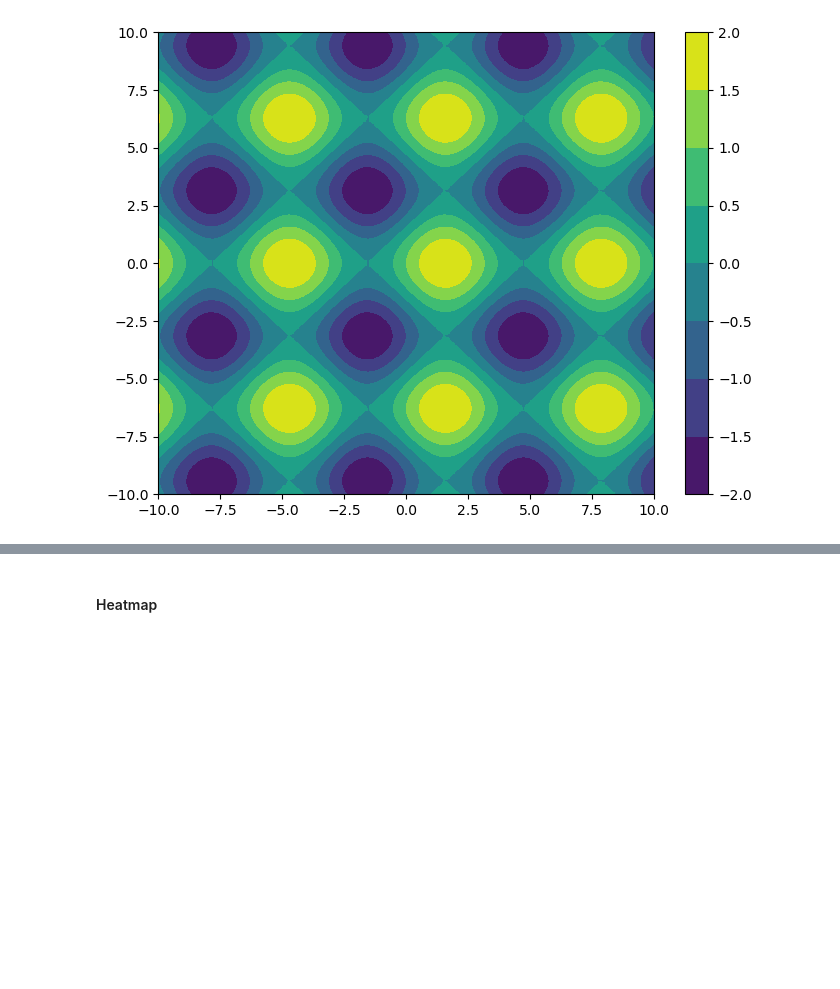
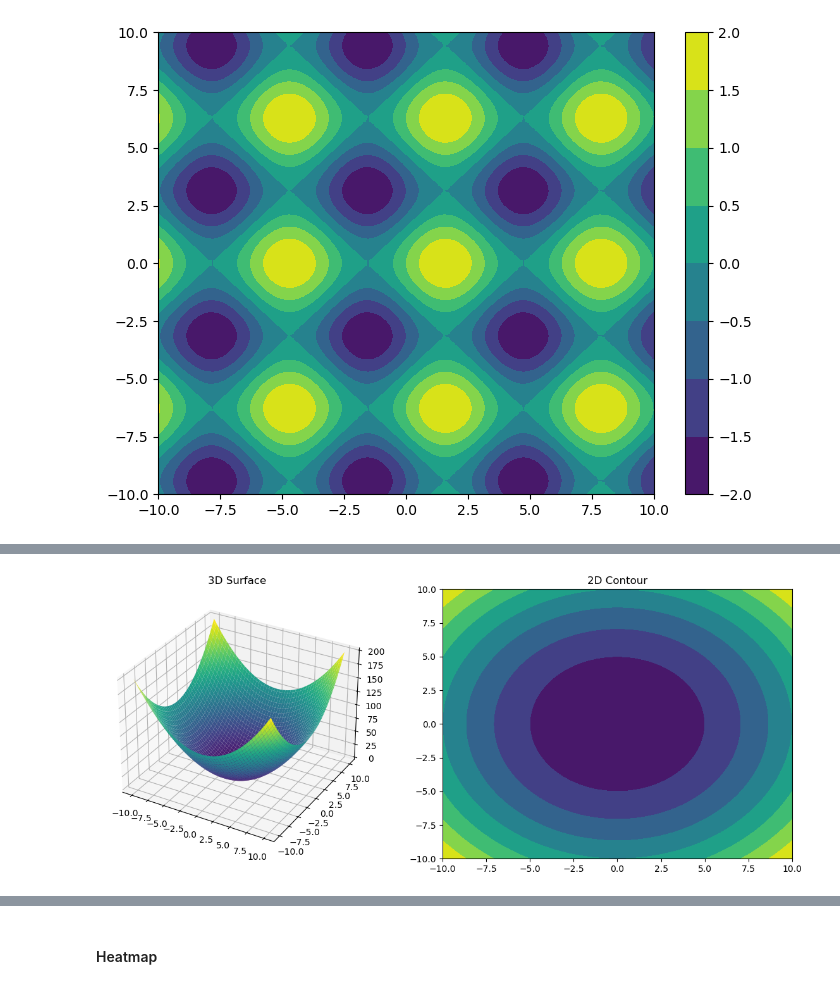
Before and after one commit to VidyanandYadav/Data-science-Journey, a Jupyter notebook: Session24_Advanced_Matplotlib.ipynb, the cells around one changed output, grey strips where cells are left out. Saved outputs shown, nothing was run; the diff lists cells and outputs as text; code cells hidden in the pictures; blank space fills up the shorter version.

```diff
--- a/Session24_Advanced_Matplotlib.ipynb
+++ b/Session24_Advanced_Matplotlib.ipynb
@@ -393,0 +416,18 @@ fig.colorbar(p)
+# %%
+# Example -->> 2
+fig = plt.figure(figsize = (12,5))
+ax1 = fig.add_subplot(1,2,1,projection = '3d')
+# ax1 = plt.subplot(projection = '3d')
+ax1.plot_surface(xx,yy,z,cmap = 'viridis')
+ax1.set_title('3D Surface')
+
+ax2 = fig.add_subplot(1,2,2)
+# ax2 = plt.subplot()
+ax2.contourf(xx,yy,z,cmap = 'viridis')
+ax2.set_title('2D Contour')
+
+# plt.colorbar(contour,ax = ax2)
+plt.tight_layout()
+plt.show()
+# %% [output]
+[figure, added]
```
Also changed, not shown: parts of 7 cells of this notebook.
